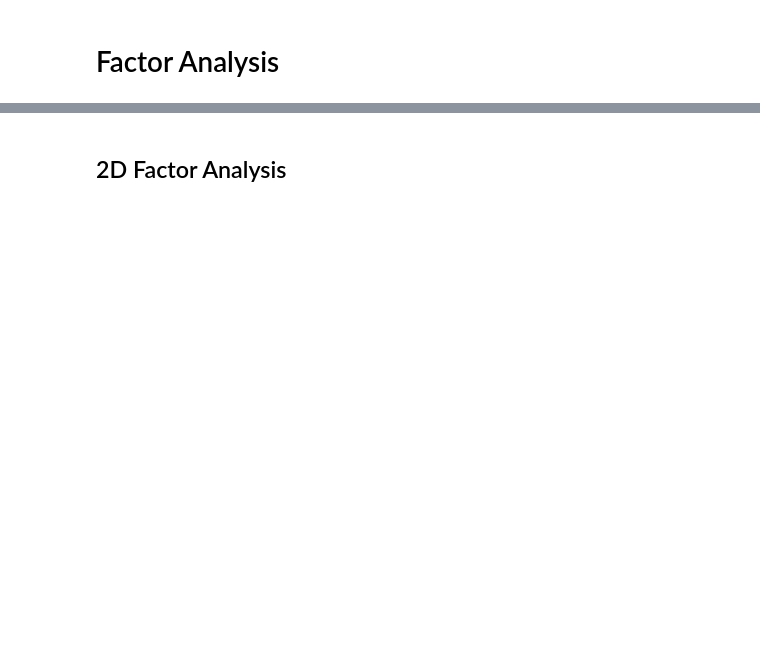
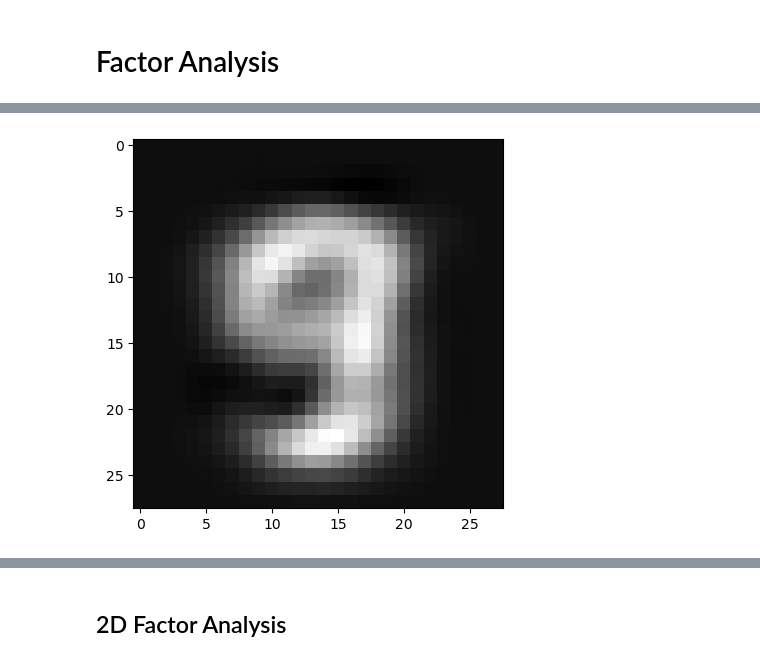
Before and after one commit to reml-lab/MLDemos, a Jupyter notebook: Linear_Autoencoders.ipynb, the cells around one changed output, grey strips where cells are left out. Drawn from its saved outputs; the diff is of its cells as text; code cells hidden in the pictures; blank space fills up the shorter version.

```diff
--- a/Linear_Autoencoders.ipynb
+++ b/Linear_Autoencoders.ipynb
@@ -116,19 +116,21 @@ plt.show()
 # %%
 def generate(Z,W,mu):
     return(Z.dot(W) + mu)
 
-z = np.array([[0,0,0,0,0,0,0,0],
+z = np.array([[0,0,0,1,0,-1,0,0],
               [0,0,0,0,0,0,0,0],
               [0,0,0,0,0,0,0,0],
               [0,0,0,0,0,0,0,0],
               [0,0,0,0,0,0,0,0],
               [0,0,0,0,0,0,0,0],
               [0,0,0,0,0,0,0,0],
               [0,0,0,0,0,0,0,0]]).flatten()
 
 x = generate(z,Wf,mu).reshape(28,28)
 plt.imshow(x,cmap=plt.cm.gray,interpolation=None)
 plt.show()
+# %% [output]
+[figure, added]
 # %%
 def reconstruct(Z,W,mu):
     return(Z.dot(W) + mu)
```
Also changed, not shown: parts of 14 cells of this notebook, 5 other files.
